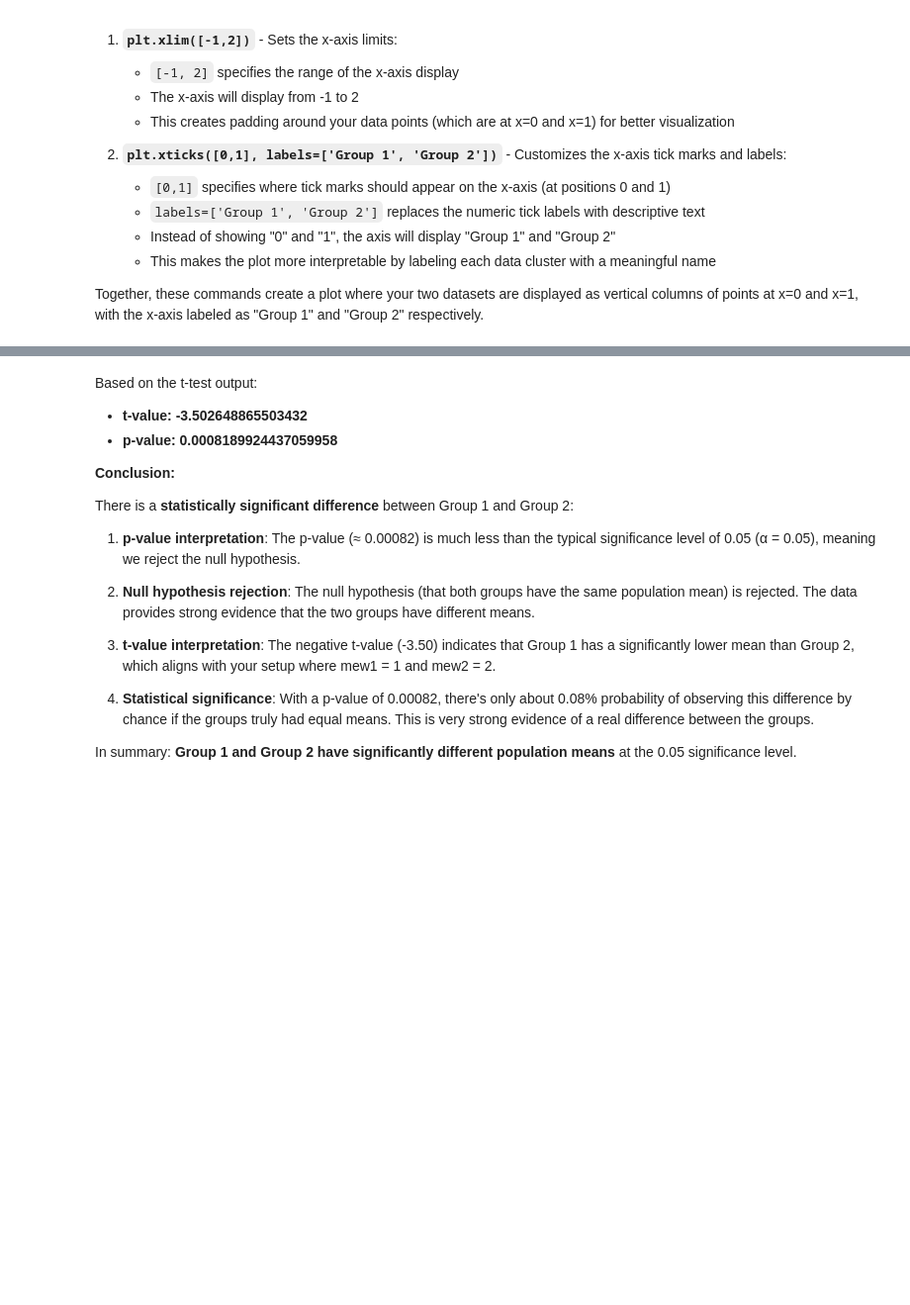
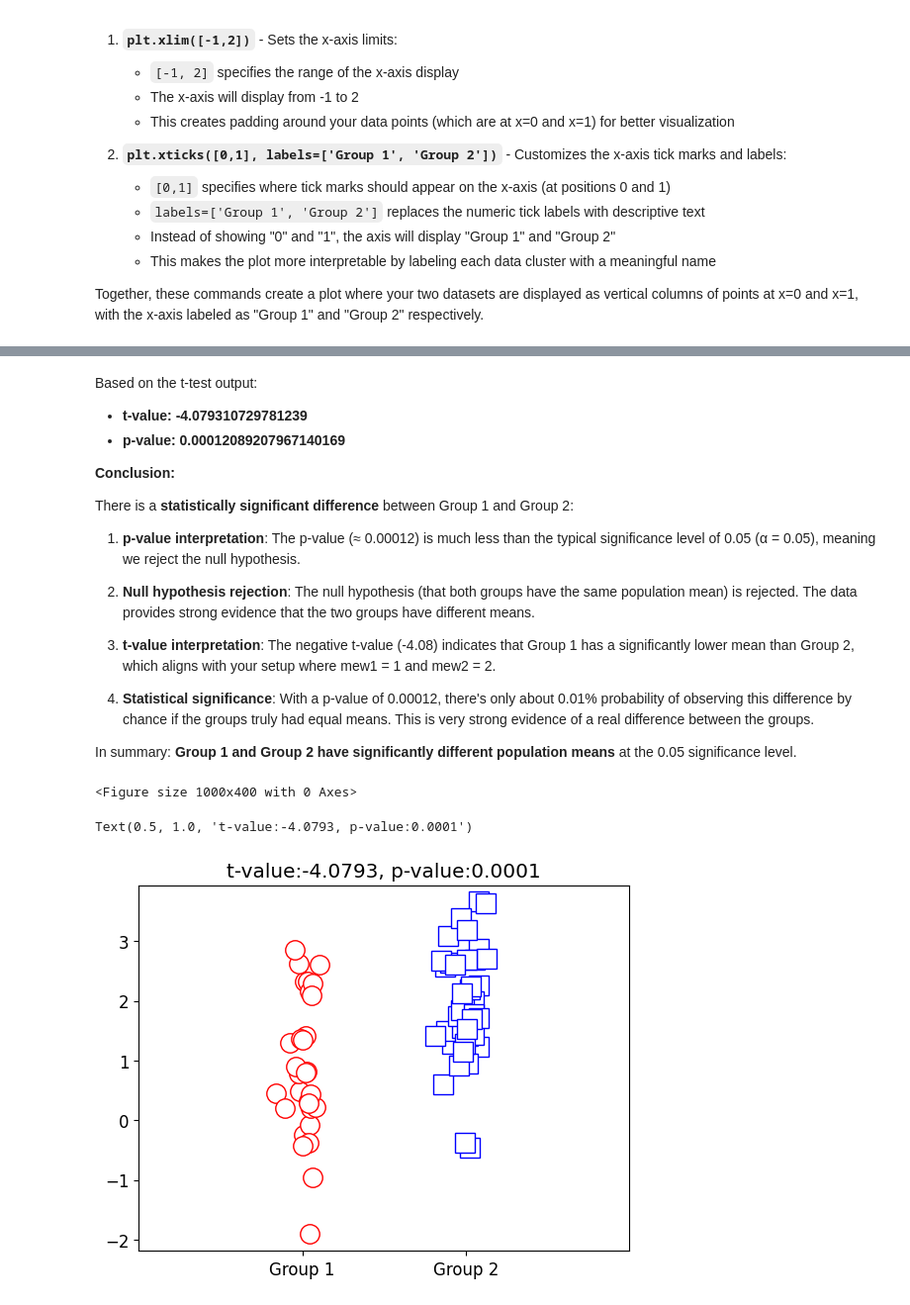
Before and after one commit to nihalmorshed/Deep-Learning-Maths-From-Scratch, a Jupyter notebook: math_t_test.ipynb, the cells around one changed output, grey strips where cells are left out. Shown at 99% size. Drawn from its saved outputs; the diff is of its cells as text; code cells hidden in the pictures; blank space fills up the shorter version.

```diff
--- a/math_t_test.ipynb
+++ b/math_t_test.ipynb
@@ -66,19 +66,33 @@ print(p_value)
 # %% [markdown]
 Based on the t-test output:
 
-- **t-value: -3.502648865503432**
-- **p-value: 0.0008189924437059958**
+- **t-value: -4.079310729781239**
+- **p-value: 0.00012089207967140169**
 
 **Conclusion:**
 
 There is a **statistically significant difference** between Group 1 and Group 2:
 
-1. **p-value interpretation**: The p-value (≈ 0.00082) is much less than the typical significance level of 0.05 (α = 0.05), meaning we reject the null hypothesis.
+1. **p-value interpretation**: The p-value (≈ 0.00012) is much less than the typical significance level of 0.05 (α = 0.05), meaning we reject the null hypothesis.
 
 2. **Null hypothesis rejection**: The null hypothesis (that both groups have the same population mean) is rejected. The data provides strong evidence that the two groups have different means.
 
-3. **t-value interpretation**: The negative t-value (-3.50) indicates that Group 1 has a significantly lower mean than Group 2, which aligns with your setup where mew1 = 1 and mew2 = 2.
+3. **t-value interpretation**: The negative t-value (-4.08) indicates that Group 1 has a significantly lower mean than Group 2, which aligns with your setup where mew1 = 1 and mew2 = 2.
 
-4. **Statistical significance**: With a p-value of 0.00082, there's only about 0.08% probability of observing this difference by chance if the groups truly had equal means. This is very strong evidence of a real difference between the groups.
+4. **Statistical significance**: With a p-value of 0.00012, there's only about 0.01% probability of observing this difference by chance if the groups truly had equal means. This is very strong evidence of a real difference between the groups.
 
 In summary: **Group 1 and Group 2 have significantly different population means** at the 0.05 significance level.
+# %%
+fig = plt.figure(figsize=(10,4))
+plt.rcParams.update({'font.size':12}) # change the font size
+# %% [output]
+<Figure size 1000x400 with 0 Axes>
+# %%
+plt.plot(0+np.random.randn(n1)/15,data1, 'ro', markerfacecolor='w', markersize=14)
+plt.plot(1+np.random.randn(n2)/15, data2, 'bs', markerfacecolor='w', markersize=14)
+plt.xlim([-1,2])
+plt.xticks([0,1],['Group 1', 'Group 2'])
+plt.title(f"t-value:{t_value:.4f}, p-value:{p_value:.4f}")
+# %% [output]
+Text(0.5, 1.0, 't-value:-4.0793, p-value:0.0001')
+[figure, added]
```
Also changed, not shown: parts of 3 cells of this notebook.
